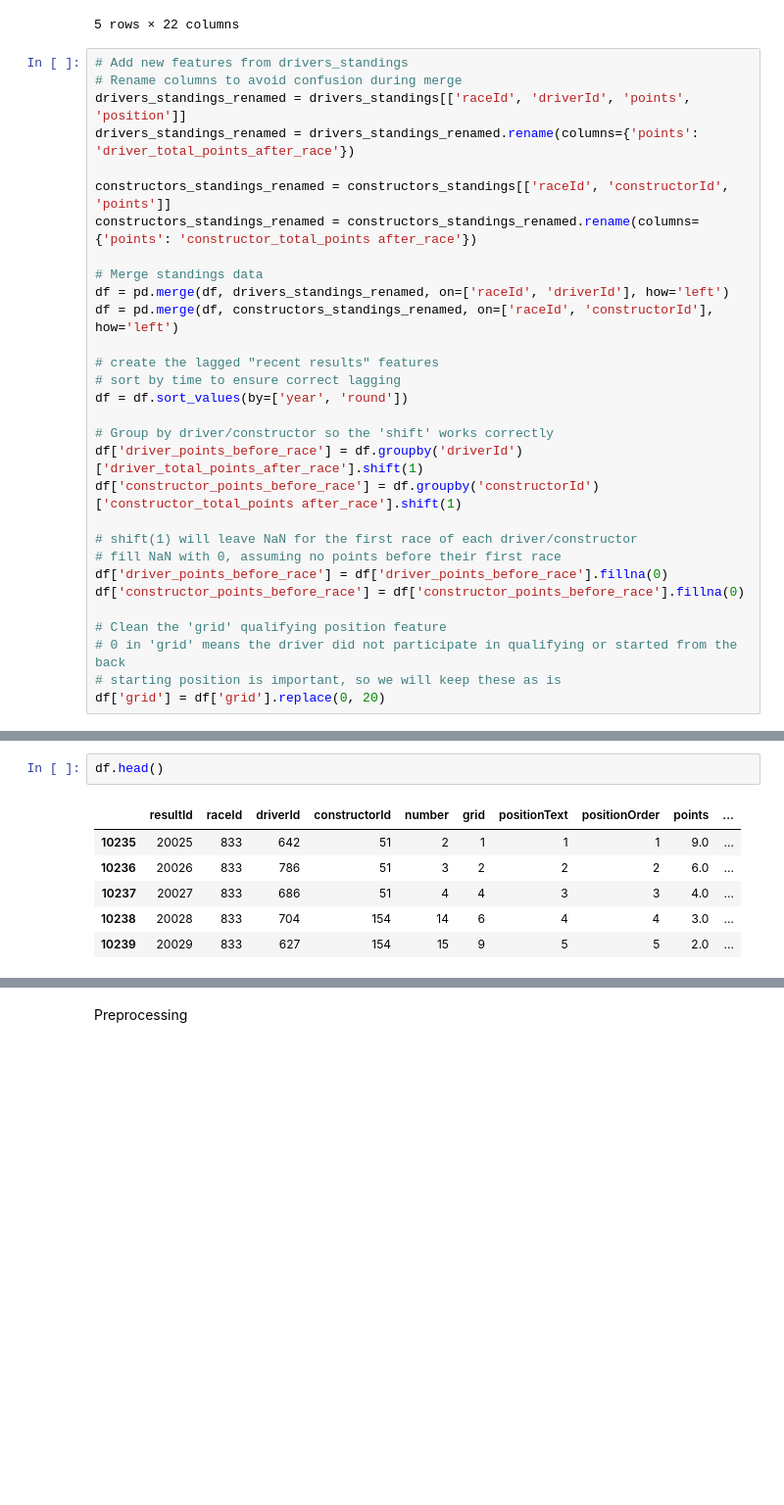
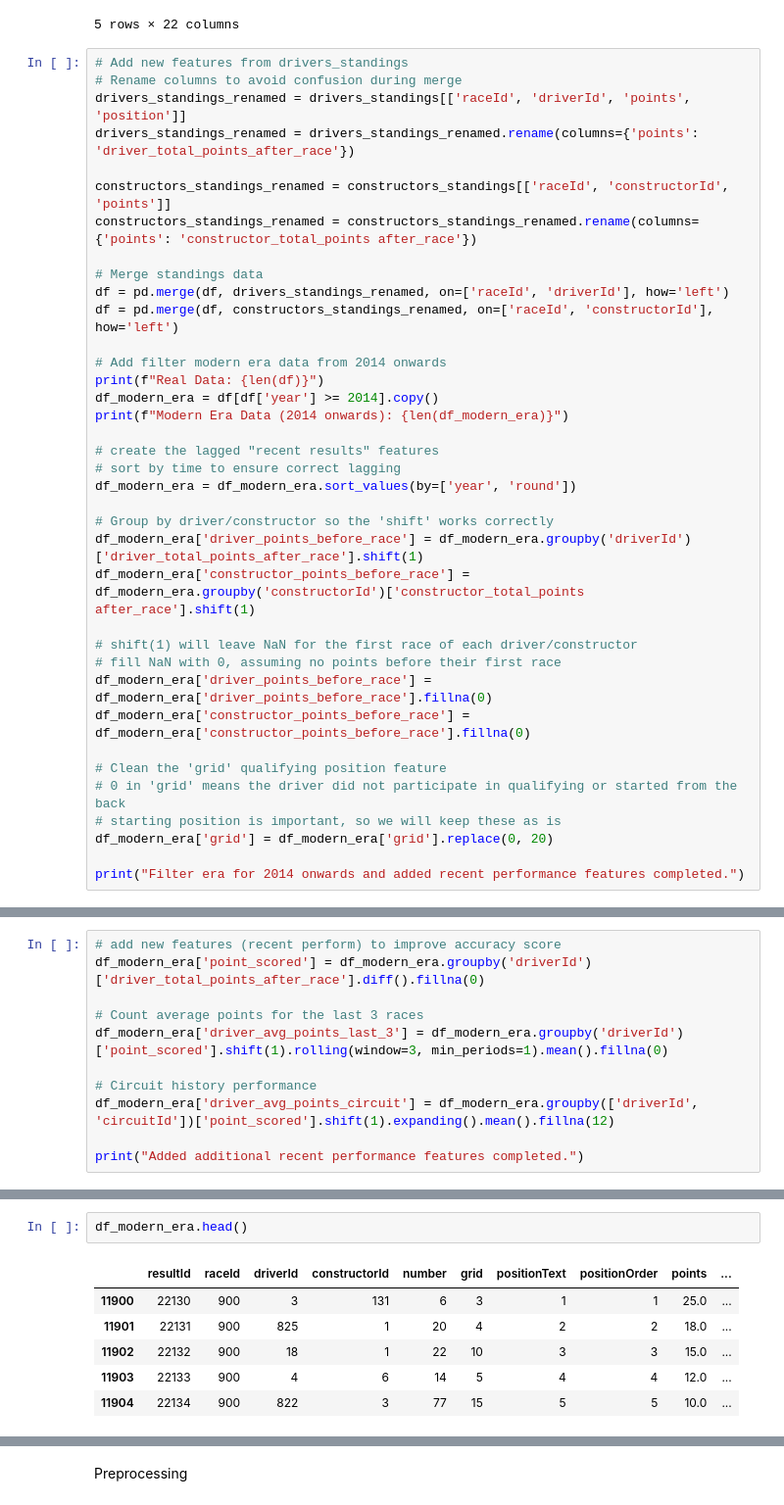
Before and after one commit to Ifdhal17/f1_point_finisher_prediction, a Jupyter notebook: f1prediction.ipynb, the cells around one changed output, grey strips where cells are left out. Shown at 98% size. Saved outputs shown, nothing was run; the diff lists cells and outputs as text; blank space fills up the shorter version.

```diff
--- a/f1prediction.ipynb
+++ b/f1prediction.ipynb
@@ -72,20 +72,27 @@ constructors_standings_renamed = constructors_standings_renamed.rename(columns={
 df = pd.merge(df, drivers_standings_renamed, on=['raceId', 'driverId'], how='left')
 df = pd.merge(df, constructors_standings_renamed, on=['raceId', 'constructorId'], how='left')
 
+# Add filter modern era data from 2014 onwards
+print(f"Real Data: {len(df)}")
+df_modern_era = df[df['year'] >= 2014].copy()
+print(f"Modern Era Data (2014 onwards): {len(df_modern_era)}")
+
 # create the lagged "recent results" features
 # sort by time to ensure correct lagging
-df = df.sort_values(by=['year', 'round'])
+df_modern_era = df_modern_era.sort_values(by=['year', 'round'])
 
 # Group by driver/constructor so the 'shift' works correctly
-df['driver_points_before_race'] = df.groupby('driverId')['driver_total_points_after_race'].shift(1)
-df['constructor_points_before_race'] = df.groupby('constructorId')['constructor_total_points after_race'].shift(1)
+df_modern_era['driver_points_before_race'] = df_modern_era.groupby('driverId')['driver_total_points_after_race'].shift(1)
+df_modern_era['constructor_points_before_race'] = df_modern_era.groupby('constructorId')['constructor_total_points after_race'].shift(1)
 
 # shift(1) will leave NaN for the first race of each driver/constructor
 # fill NaN with 0, assuming no points before their first race
-df['driver_points_before_race'] = df['driver_points_before_race'].fillna(0)
-df['constructor_points_before_race'] = df['constructor_points_before_race'].fillna(0)
+df_modern_era['driver_points_before_race'] = df_modern_era['driver_points_before_race'].fillna(0)
+df_modern_era['constructor_points_before_race'] = df_modern_era['constructor_points_before_race'].fillna(0)
 
 # Clean the 'grid' qualifying position feature
 # 0 in 'grid' means the driver did not participate in qualifying or started from the back
 # starting position is important, so we will keep these as is
-df['grid'] = df['grid'].replace(0, 20)
+df_modern_era['grid'] = df_modern_era['grid'].replace(0, 20)
+
+print("Filter era for 2014 onwards and added recent performance features completed.")
@@ -91,0 +103,11 @@ df['grid'] = df['grid'].replace(0, 20)
+# %%
+# add new features (recent perform) to improve accuracy score
+df_modern_era['point_scored'] = df_modern_era.groupby('driverId')['driver_total_points_after_race'].diff().fillna(0)
+
+# Count average points for the last 3 races
+df_modern_era['driver_avg_points_last_3'] = df_modern_era.groupby('driverId')['point_scored'].shift(1).rolling(window=3, min_periods=1).mean().fillna(0)
+
+# Circuit history performance
+df_modern_era['driver_avg_points_circuit'] = df_modern_era.groupby(['driverId', 'circuitId'])['point_scored'].shift(1).expanding().mean().fillna(12)
+
+print("Added additional recent performance features completed.")
@@ -92,9 +116,9 @@ df['grid'] = df['grid'].replace(0, 20)
 # %%
-df.head()
+df_modern_era.head()
 # %% [output]
 |  | resultId | raceId | driverId | constructorId | number | grid | positionText | positionOrder | points | ... |
-| 10235 | 20025 | 833 | 642 | 51 | 2 | 1 | 1 | 1 | 9.0 | ... |
-| 10236 | 20026 | 833 | 786 | 51 | 3 | 2 | 2 | 2 | 6.0 | ... |
-| 10237 | 20027 | 833 | 686 | 51 | 4 | 4 | 3 | 3 | 4.0 | ... |
-| 10238 | 20028 | 833 | 704 | 154 | 14 | 6 | 4 | 4 | 3.0 | ... |
-| 10239 | 20029 | 833 | 627 | 154 | 15 | 9 | 5 | 5 | 2.0 | ... |
+| 11900 | 22130 | 900 | 3 | 131 | 6 | 3 | 1 | 1 | 25.0 | ... |
+| 11901 | 22131 | 900 | 825 | 1 | 20 | 4 | 2 | 2 | 18.0 | ... |
+| 11902 | 22132 | 900 | 18 | 1 | 22 | 10 | 3 | 3 | 15.0 | ... |
+| 11903 | 22133 | 900 | 4 | 6 | 14 | 5 | 4 | 4 | 12.0 | ... |
+| 11904 | 22134 | 900 | 822 | 3 | 77 | 15 | 5 | 5 | 10.0 | ... |
```
Also changed, not shown: parts of 13 cells of this notebook.
